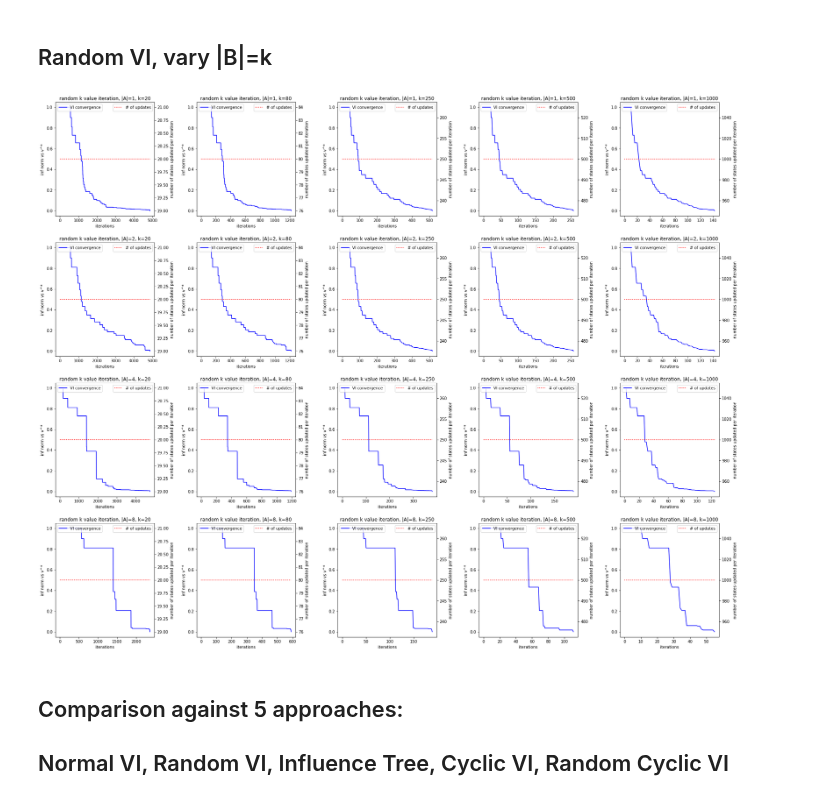
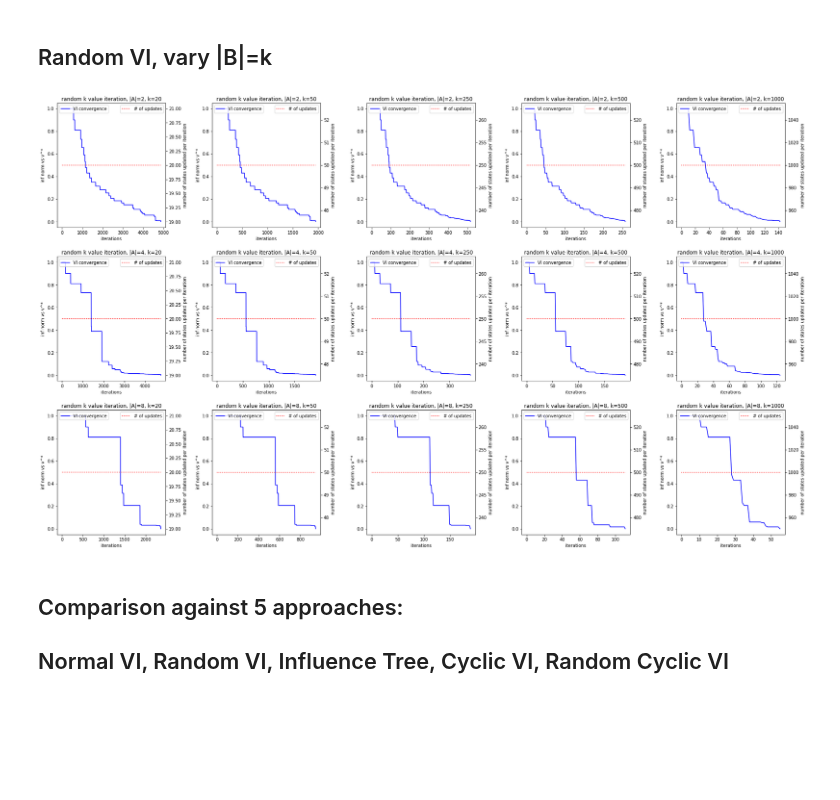
Before and after one commit to sven-lerner/cme_307_project, a Jupyter notebook: vi.ipynb, the cells around one changed output. Drawn from its saved outputs; the diff is of its cells as text; code cells hidden in the pictures; blank space fills up the shorter version.

Commit message:
store figures into pdfs

```diff
--- a/vi.ipynb
+++ b/vi.ipynb
@@ -176,21 +176,22 @@ def plot_random_vi_k(maze_actions, maze_transitions, maze_rewards, terminal_maze
 # %% [markdown]
 ## Random VI, vary |B|=k
 # %%
-num_actions = [1,2,4,8]
-B_k_sizes = [20, 80, 250, 500, 1000]
-fig = plt.figure(figsize=(25,20))
+num_actions = [2,4,8]
+B_k_sizes = [20, 50, 250, 500, 1000]
+fig = plt.figure(figsize=(25,15))
 
 for idx, na in enumerate(num_actions):
     for j, B_k_size in enumerate(B_k_sizes):
         maze = RandomGridMaze(50, 50, 4, num_actions = na, seed=0)
         maze_actions, maze_transitions, maze_rewards, terminal_maze_state = maze.get_mdp()
 
         plot_random_vi_k(maze_actions, maze_transitions, maze_rewards, terminal_maze_state, \
                             fig, idx+1, len(num_actions), na, B_k_size, len(B_k_sizes), j+1)
 
+plt.savefig('m50x50_random_vi_k.pdf')
 plt.show()
 # %% [output]
-[figure, old version]
+[figure, new version]
 # %% [markdown]
 ## Comparison against 5 approaches:
 ## Normal VI, Random VI, Influence Tree, Cyclic VI, Random Cyclic VI
```
Also changed, not shown: parts of 3 cells of this notebook.
